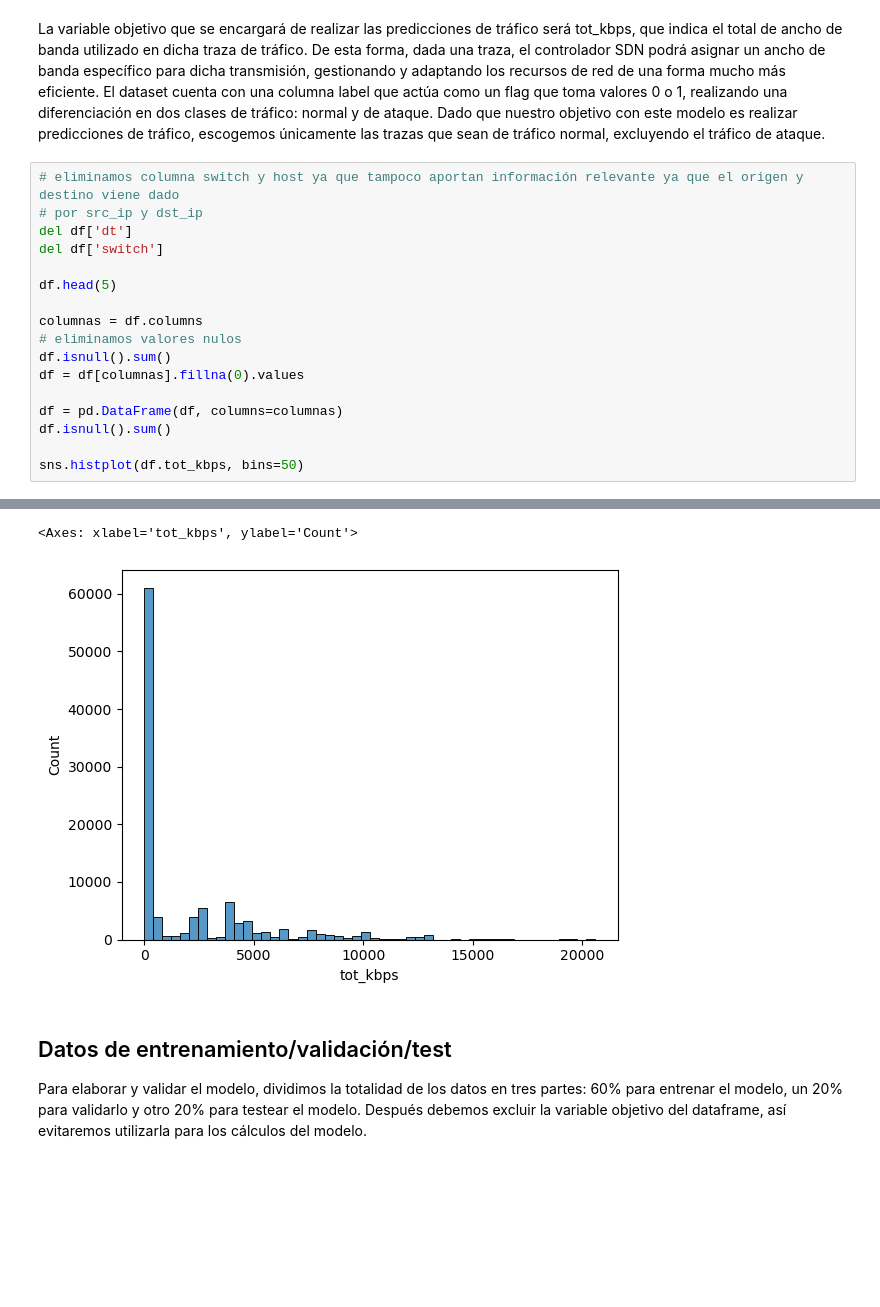
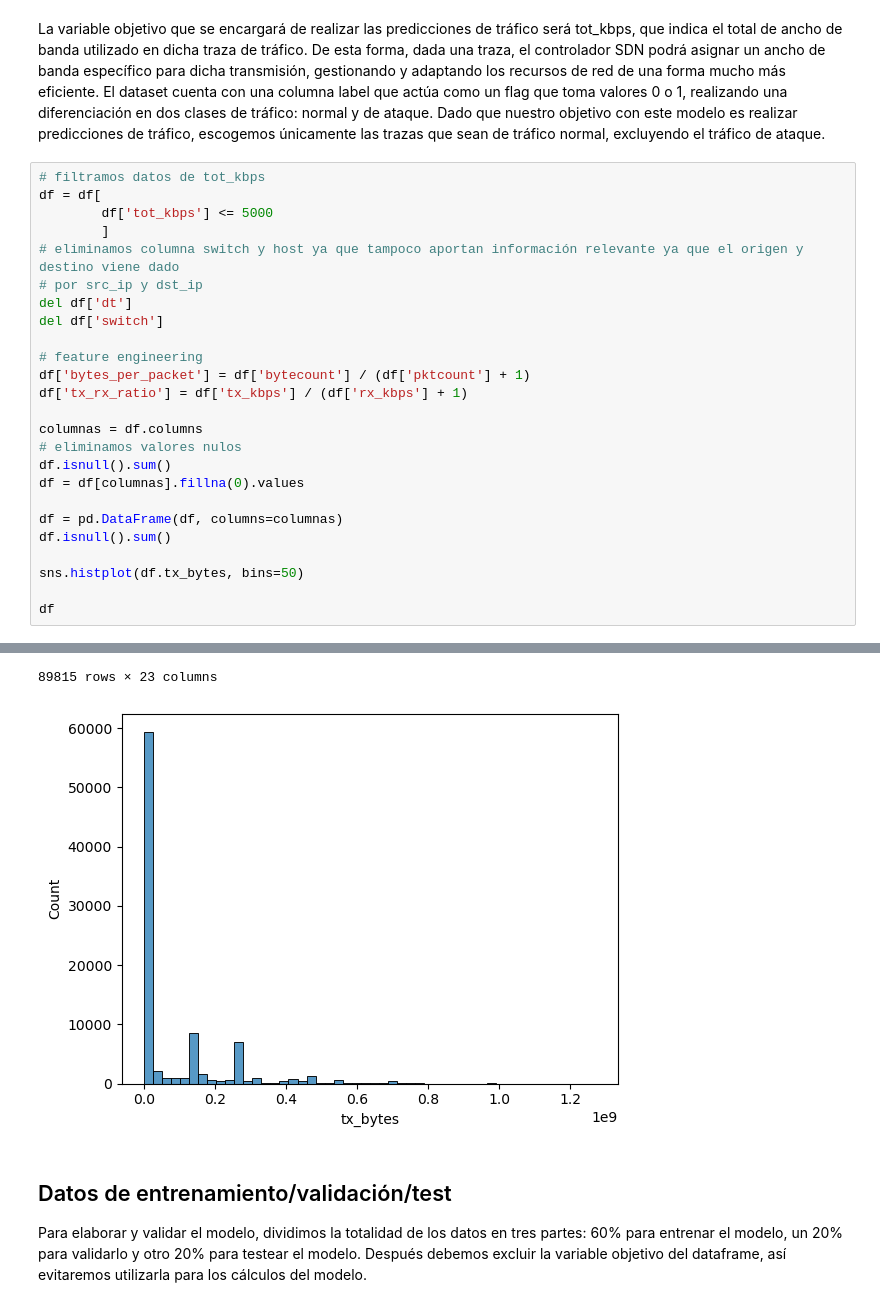
Before and after one commit to isaacmp98/TFM_imarcospu, a Jupyter notebook: RegLineal.ipynb, the cells around one changed output, grey strips where cells are left out. Saved outputs shown, nothing was run; the diff lists cells and outputs as text; blank space fills up the shorter version.

```diff
--- a/RegLineal.ipynb
+++ b/RegLineal.ipynb
@@ -23,12 +23,18 @@ df.head(5)
 # %% [markdown]
 La variable objetivo que se encargará de realizar las predicciones de tráfico será tot_kbps, que indica el total de ancho de banda utilizado en dicha traza de tráfico. De esta forma, dada una traza, el controlador SDN podrá asignar un ancho de banda específico para dicha transmisión, gestionando y adaptando los recursos de red de una forma mucho más eficiente. El dataset cuenta con una columna label que actúa como un flag que toma valores 0 o 1, realizando una diferenciación en dos clases de tráfico: normal y de ataque. Dado que nuestro objetivo con este modelo es realizar predicciones de tráfico, escogemos únicamente las trazas que sean de tráfico normal, excluyendo el tráfico de ataque.
 # %%
+# filtramos datos de tot_kbps
+df = df[
+        df['tot_kbps'] <= 5000
+        ]
 # eliminamos columna switch y host ya que tampoco aportan información relevante ya que el origen y destino viene dado
 # por src_ip y dst_ip
 del df['dt']
 del df['switch']
 
-df.head(5)
+# feature engineering
+df['bytes_per_packet'] = df['bytecount'] / (df['pktcount'] + 1)
+df['tx_rx_ratio'] = df['tx_kbps'] / (df['rx_kbps'] + 1)
 
 columnas = df.columns
 # eliminamos valores nulos
@@ -38,5 +44,7 @@ df = df[columnas].fillna(0).values
 df = pd.DataFrame(df, columns=columnas)
 df.isnull().sum()
 
-sns.histplot(df.tot_kbps, bins=50)
+sns.histplot(df.tx_bytes, bins=50)
+
+df
 # %% [output]
@@ -43,5 +63,5 @@ sns.histplot(df.tot_kbps, bins=50)
-<Axes: xlabel='tot_kbps', ylabel='Count'>
+89815 rows × 23 columns
-[figure, old version]
+[figure, new version]
 # %% [markdown]
 ## Datos de entrenamiento/validación/test
 
```
Also changed, not shown: parts of 4 cells of this notebook.
